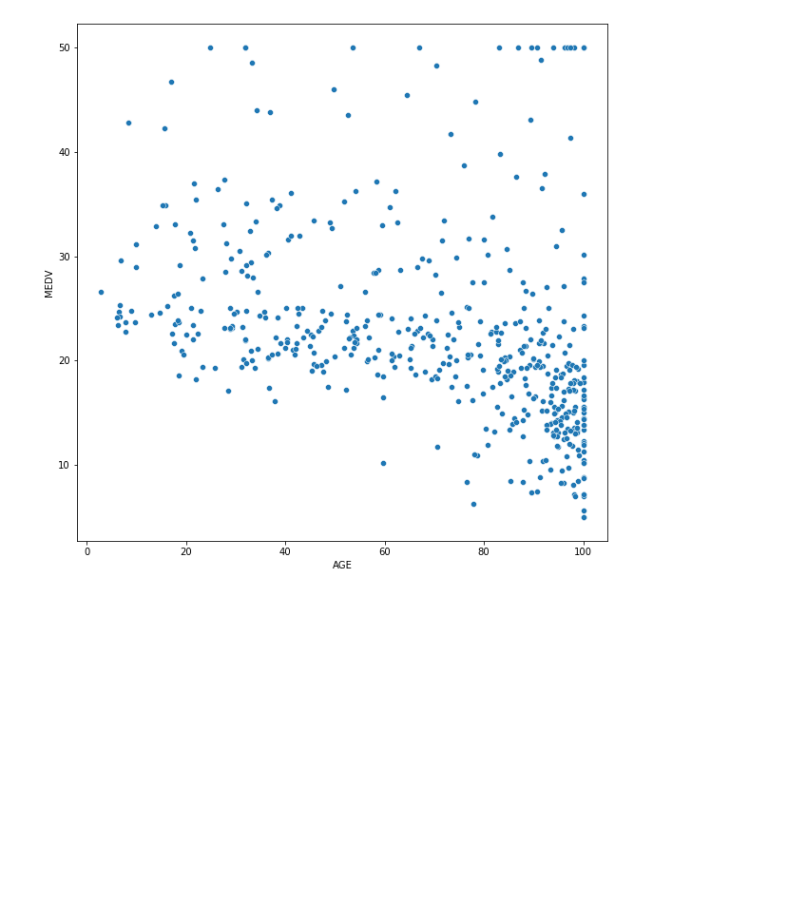
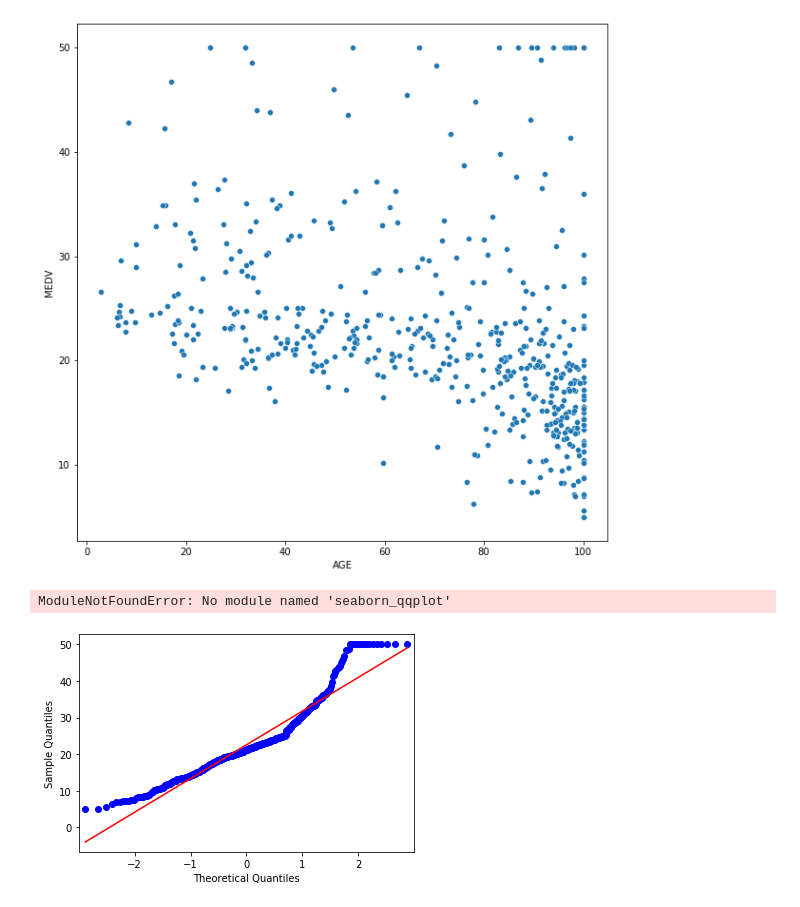
Before and after one commit to Parag18081994/Ghost, a Jupyter notebook: Python/Practise/Algorithm/Linear Regression/Boston House Price/boston_price_v3.ipynb, the cells around one changed output. Cells and saved outputs as stored; diff of their text form; code cells hidden in the pictures; blank space fills up the shorter version.

Commit message:
BOston house price prediction
1.Need to remove outlier and see
2.current score is 0.62

```diff
--- a/Python/Practise/Algorithm/Linear Regression/Boston House Price/boston_price_v3.ipynb
+++ b/Python/Practise/Algorithm/Linear Regression/Boston House Price/boston_price_v3.ipynb
@@ -258,3 +258,10 @@ sns.scatterplot(y='MEDV',x='AGE',data=boston)
 # %% [output]
 <matplotlib.axes._subplots.AxesSubplot at 0x...>
 [figure]
+# %%
+import seaborn as sns
+>>> from seaborn_qqplot import pplot
+>>> iris = sns.load_dataset('iris')
+>>> pplot(iris, x="petal_length", y="sepal_length", kind='qq')
+# %% [output]
+ModuleNotFoundError: No module named 'seaborn_qqplot'
@@ -260,0 +270,5 @@ sns.scatterplot(y='MEDV',x='AGE',data=boston)
+# %%
+sm.qqplot(boston['MEDV'],line='s')
+plt.show()
+# %% [output]
+[figure, added]
```
Also changed, not shown: parts of 2 cells of this notebook, 5 other files.
